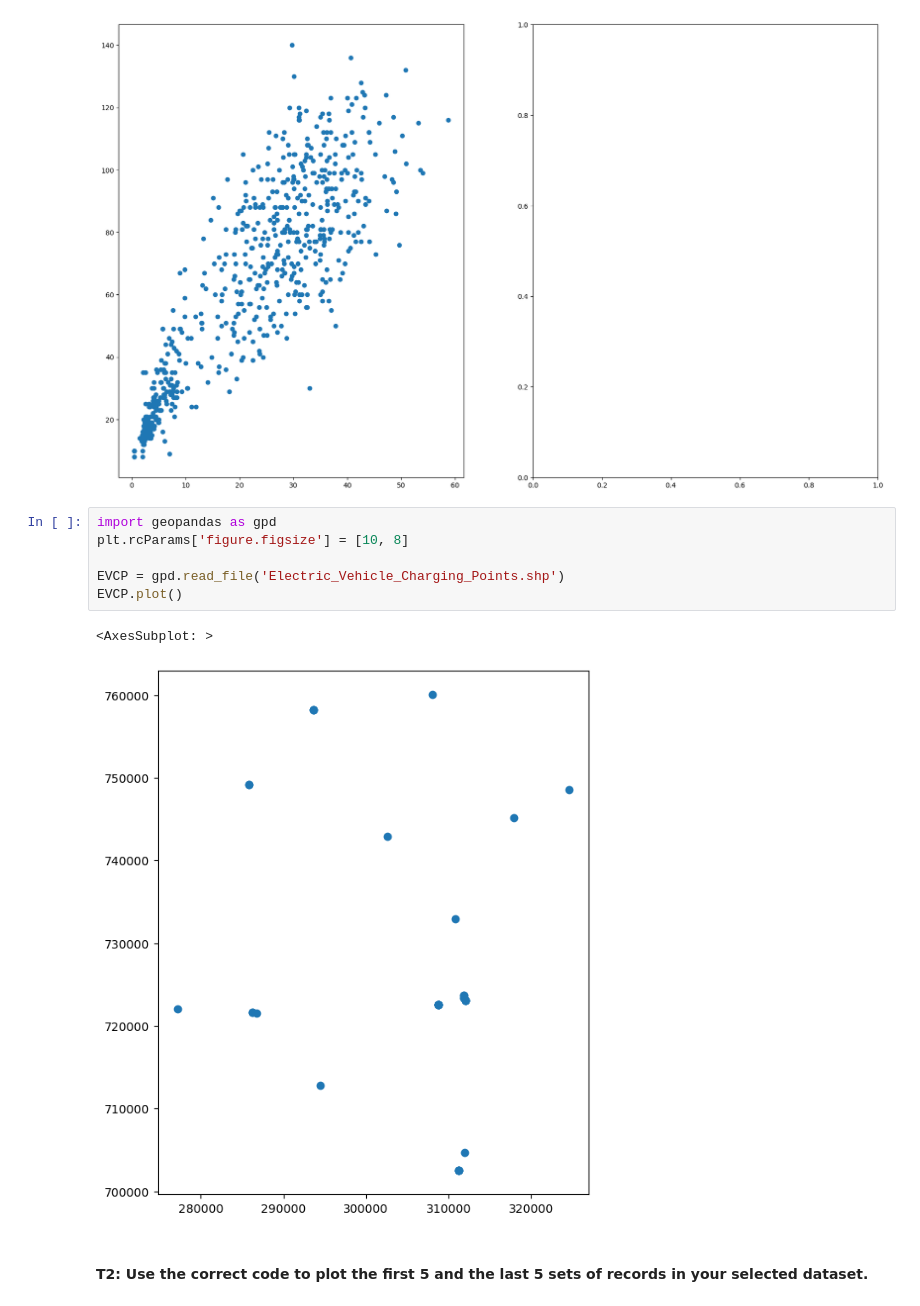
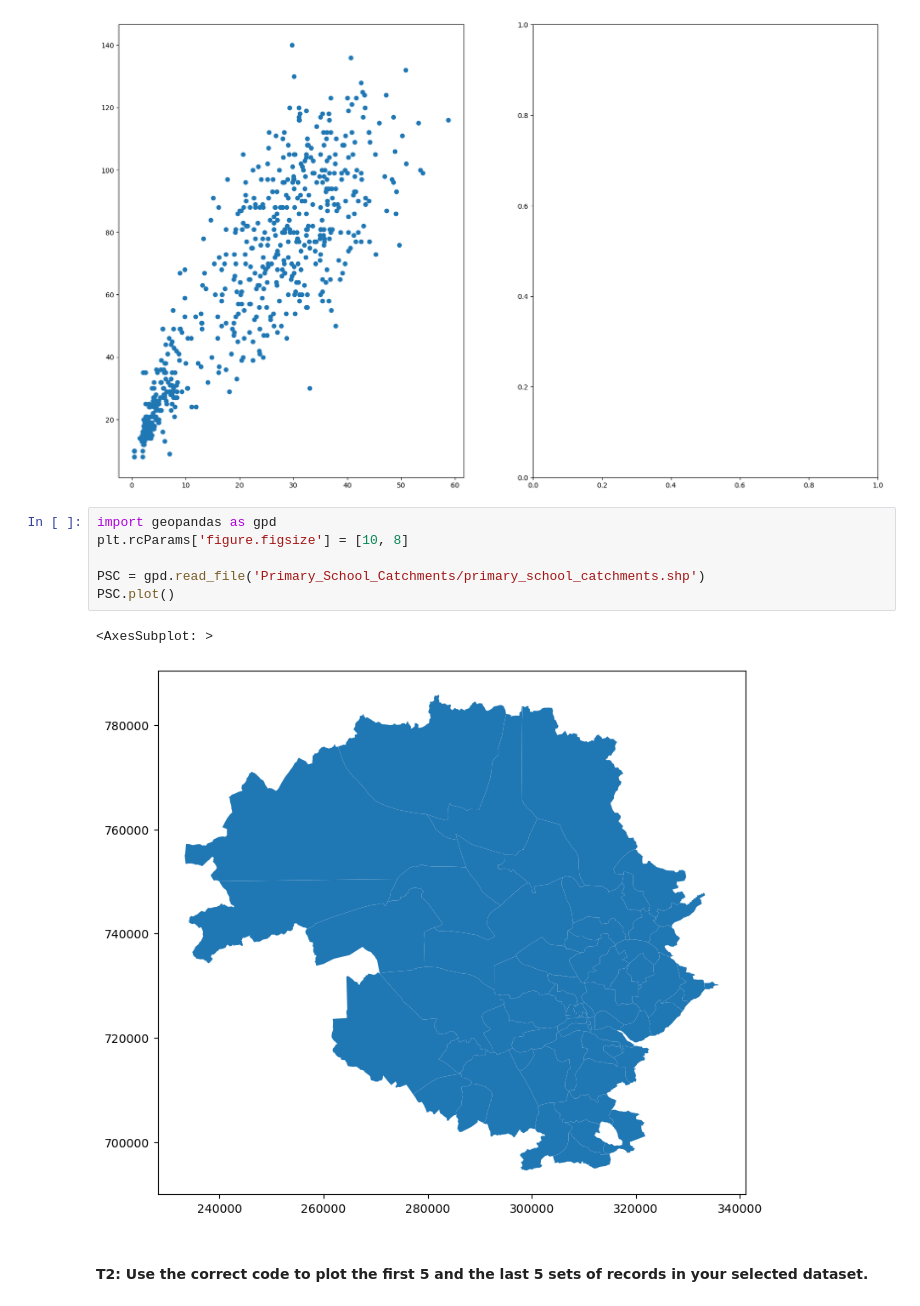
Before and after one commit to MagnusBurnet/PY4SA23_Assignment, a Jupyter notebook: Script_for_assessment2.ipynb, the cells around one changed output. Cells and saved outputs as stored; diff of their text form.

```diff
--- a/Script_for_assessment2.ipynb
+++ b/Script_for_assessment2.ipynb
@@ -254,12 +254,12 @@ ValueError: Dimensions of labels and X must be compatible
 # %%
 import geopandas as gpd
 plt.rcParams['figure.figsize'] = [10, 8]
 
-EVCP = gpd.read_file('Electric_Vehicle_Charging_Points.shp')
-EVCP.plot()
+PSC = gpd.read_file('Primary_School_Catchments/primary_school_catchments.shp')
+PSC.plot()
 # %% [output]
 <AxesSubplot: >
-[figure, old version]
+[figure, new version]
 # %% [markdown]
 #### **T2:** Use the correct code to plot the first 5 and the last 5 sets of records in your selected dataset.
 # %%
```
Also changed, not shown: parts of 6 cells of this notebook, 12 other files.
